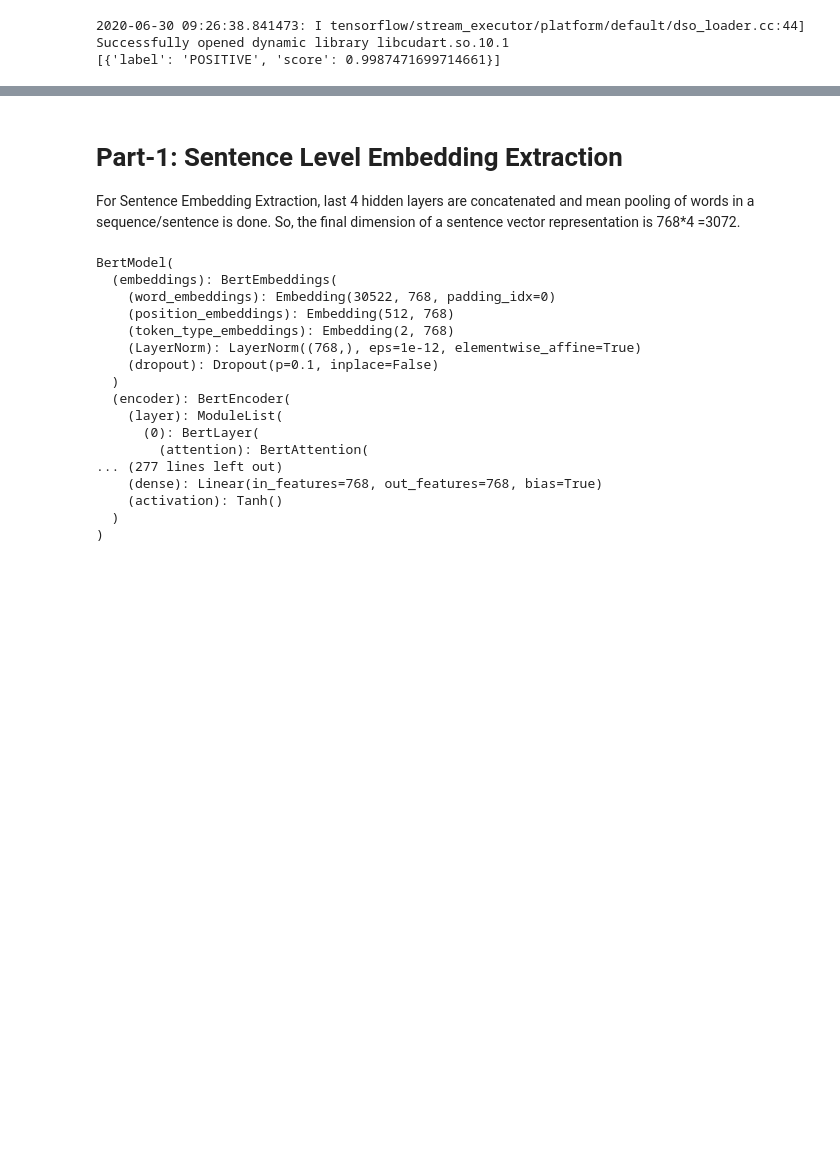
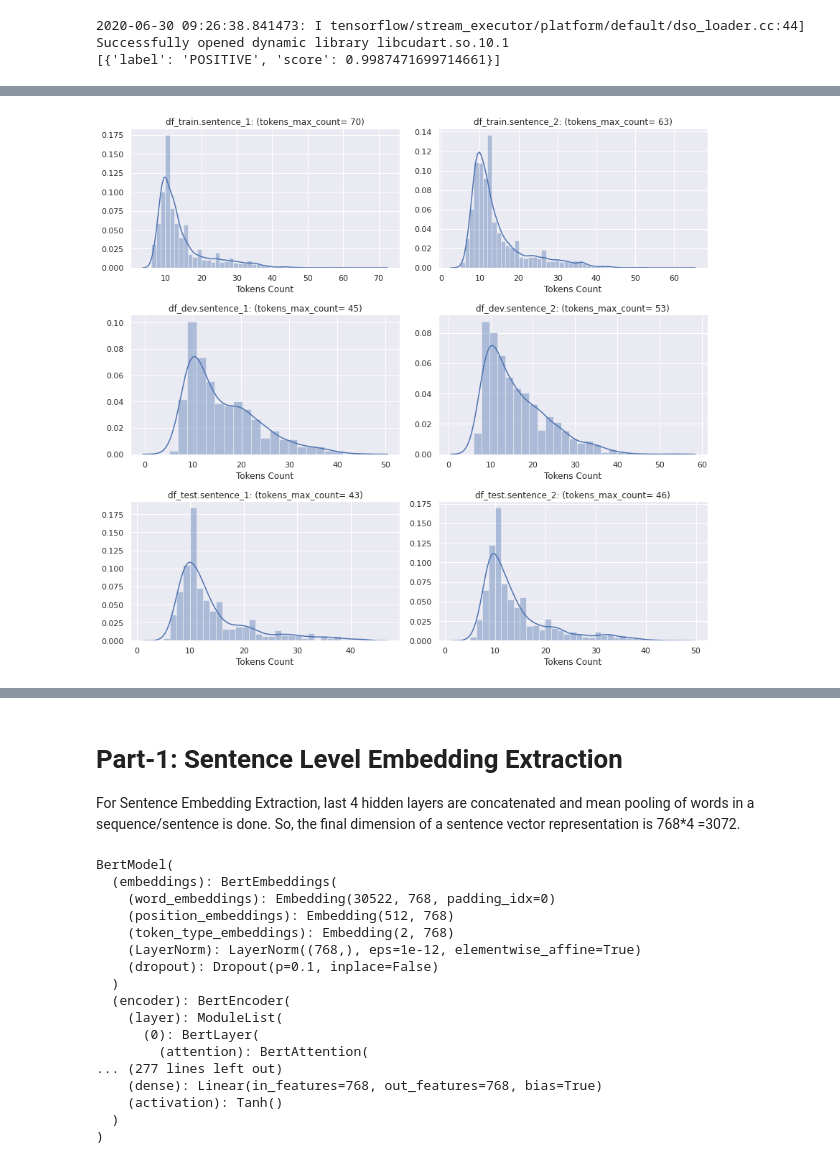
Before and after one commit to glingden/NLP-Sentiment-Analysis, a Jupyter notebook: Bert_Semantic_Text_Similarity.ipynb, the cells around one changed output, grey strips where cells are left out. Cells and saved outputs as stored; diff of their text form; code cells hidden in the pictures; blank space fills up the shorter version.

```diff
--- a/Bert_Semantic_Text_Similarity.ipynb
+++ b/Bert_Semantic_Text_Similarity.ipynb
@@ -124,13 +113,0 @@ df_train.sentence_1[0]
-# %%
-#Since we have to have fix length of sequence, check the maximun token length in
-#every sentences in all datasets and  we will use this max length for all sequences as fix-length size.
-max_len = 0
-for x in [df_train.sentence_1, df_train.sentence_2, df_dev.sentence_1, df_dev.sentence_2,df_test.sentence_1,df_test.sentence_2]:
-  for sent in x:
-    tokens = tokenizer.encode(sent) #tokenize
-    tokens_len = len(tokens)
-
-    # keep tracking the higest number of tokens
-    if tokens_len > max_len:
-      max_len = tokens_len
-print("Higest tokens number: %s ." % (max_len))
@@ -138,0 +203,21 @@ Higest tokens number: 70 .
+# %%
+#Plot the diagram to show the tokens' length distribution in dataset
+import seaborn as sns
+from matplotlib import pyplot as plt
+
+# data to plot
+data = token_len_list
+
+#creates subplots  with nrows=3, ncols=2
+fig, axes = plt.subplots(nrows=3, ncols=2, figsize=(12,11))
+sns.set(style='darkgrid') #set plot style
+
+#change 'axes' to 1d, zip and emumerate
+for i, (name, axe)  in enumerate(zip(dataset_type_name, axes.flatten())):
+  sns.distplot(token_len_list[i], axlabel ='Tokens Count', ax=axe) #distplot type
+  name = name + ': (tokens_max_count= '+ str(higest_token_len[name]) + ')' #title (for example: df_train.sentence_1:(max_count=70))
+  axe.set_title(name) #title for each suplots
+fig.tight_layout()#fit nicely
+plt.show()
+# %% [output]
+[figure, added]
```
Also changed, not shown: parts of 65 cells of this notebook.
